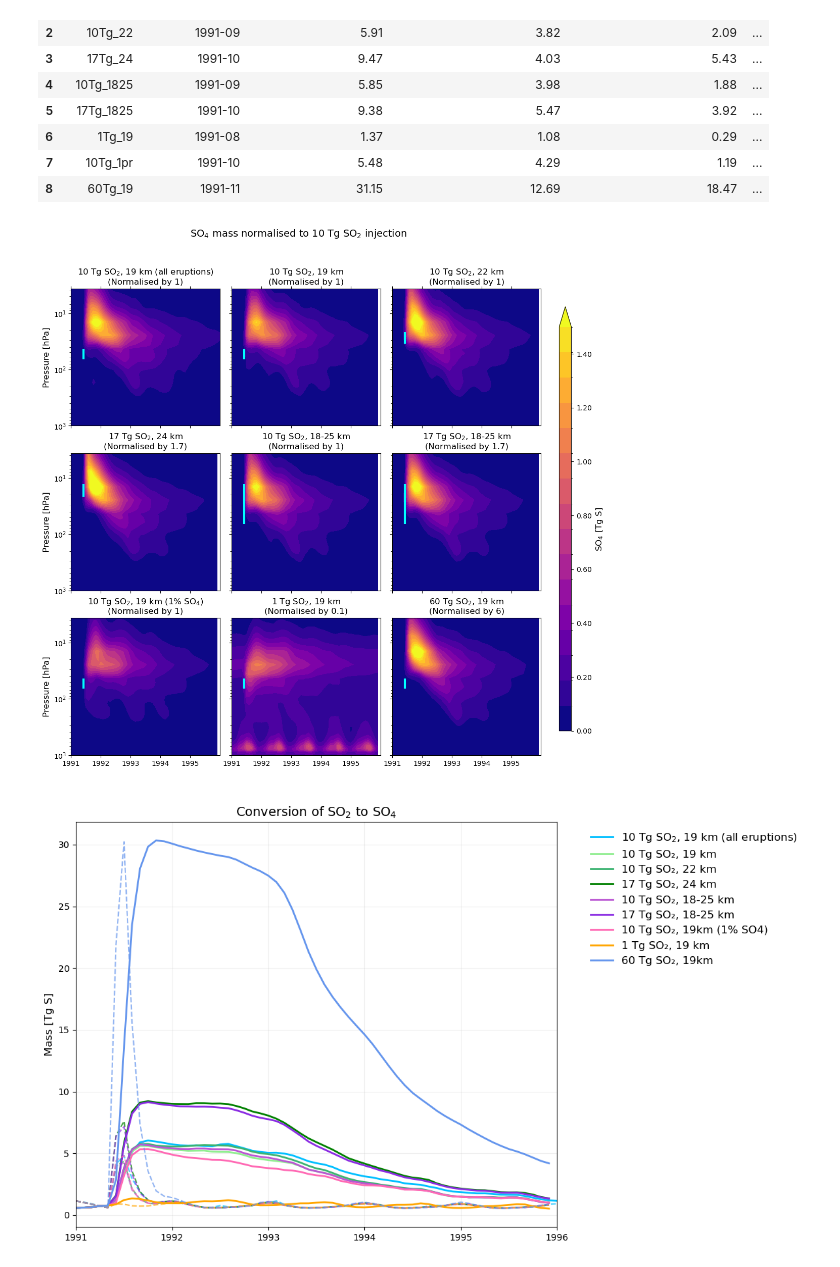
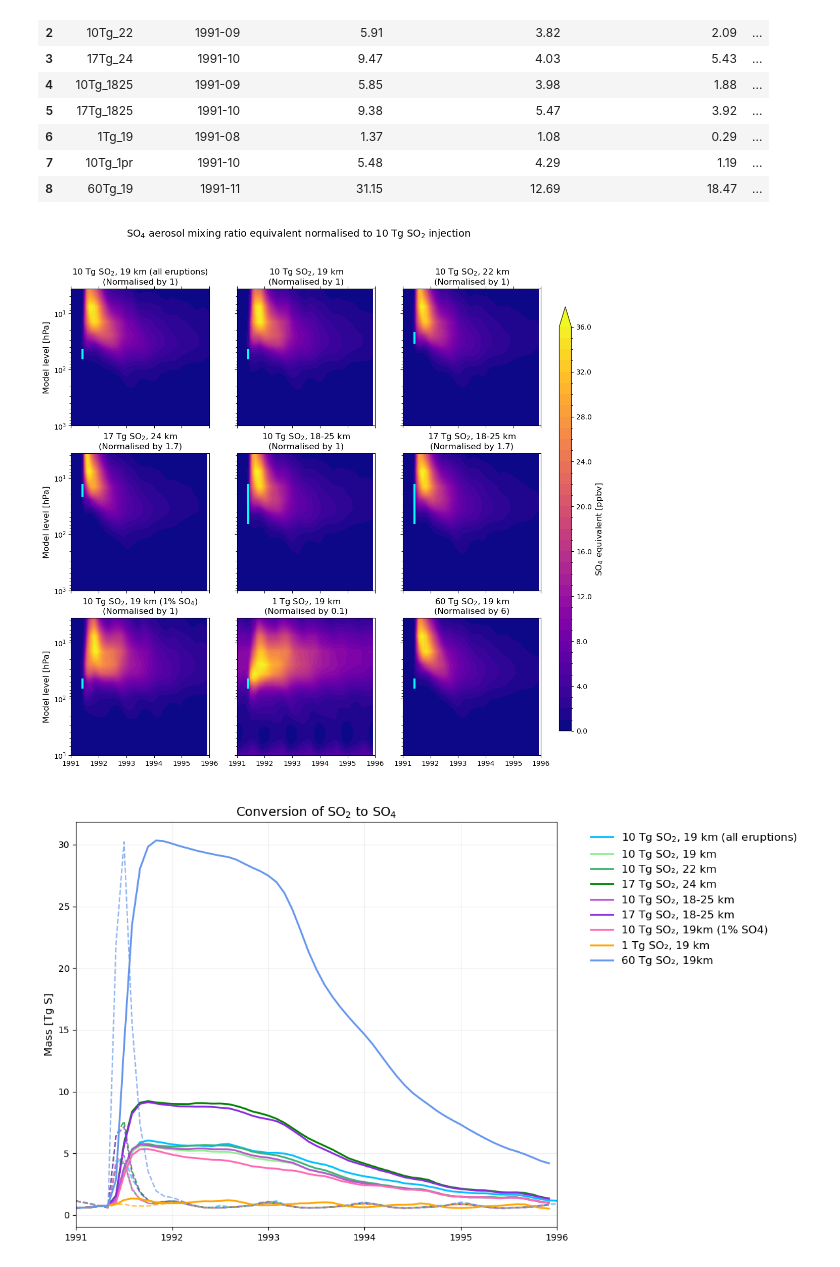
Before and after one commit to EliHHogemo/master_thesis, a Jupyter notebook: sulfur_pinatubo.ipynb, the cells around one changed output. Saved outputs shown, nothing was run; the diff lists cells and outputs as text; code cells hidden in the pictures.

Commit message:
altitude plots of SO2 and SO4 in ppbv instead of Tg S

```diff
--- a/sulfur_pinatubo.ipynb
+++ b/sulfur_pinatubo.ipynb
@@ -1381,58 +1348,56 @@ for i, ax in enumerate(axs.flat):
             ax=ax,
             title=titles[i],
             scaling_factor=actual_tg[i],
-            vmax=1.5,                      # adjust if needed
+            #vmax=1.5,
             add_colorbar=False,
             injection_range_km=injection_ranges[i]
         )
         ims.append(im)
 
     if ax.get_subplotspec().is_first_col():
-        ax.set_ylabel("Pressure [hPa]", fontsize=12)
+        ax.set_ylabel("Model level [hPa]", fontsize=12)
 
 # x-ticks as year values
-xticks = np.arange(1991, 1996, 1)
+xticks = np.arange(1991, 1997, 1)
 
 for ax in axs.flat:
     ax.set_xticks(xticks)
     ax.set_xlim(1991, 1996)
 
-# top row: ticks and labels on top
+# top row: ticks, no labels
 for ax in axs[0, :]:
     ax.tick_params(
         axis="x",
         which="both",
         top=True,
         labeltop=False,
         bottom=True,
         labelbottom=False
     )
 
-# bottom row: ticks and labels at bottom
+# bottom row: ticks and labels
 for ax in axs[2, :]:
     ax.tick_params(
         axis="x",
         which="both",
         top=False,
         labeltop=False,
         bottom=True,
         labelbottom=True
     )
 
-# cleaner colorbar
 cbar_ax = fig.add_axes([0.93, 0.15, 0.02, 0.7])
-cbar_ticks = np.arange(0, 1.5, 0.2)
+#cbar_ticks = np.arange(0, 1.51, 0.2)
 
-cbar = fig.colorbar(ims[0], cax=cbar_ax, ticks=cbar_ticks)
-cbar.ax.yaxis.set_major_formatter(FormatStrFormatter("%.2f"))
-cbar.set_label("SO$_4$ [Tg S]", fontsize=12)
-
-fig.suptitle("SO$_4$ mass normalised to 10 Tg SO$_2$ injection", fontsize=14)
-fig.subplots_adjust(right=0.90, hspace=0.20, wspace=0.08)
+cbar = fig.colorbar(ims[0], cax=cbar_ax) #, ticks=cbar_ticks)
+cbar.ax.yaxis.set_major_formatter(FormatStrFormatter("%.1f"))
+fig.suptitle("SO$_4$ aerosol mixing ratio equivalent normalised to 10 Tg SO$_2$ injection", fontsize=14)
+cbar.set_label("SO$_4$ equivalent [ppbv]", fontsize=12)
+#fig.subplots_adjust(right=0.90, hspace=0.20, wspace=0.08)
 
 plt.show()
 # %% [output]
-[figure, old version]
+[figure, new version]
 # %%
 def get_combined_s_timeseries(ds_so2, ds_mmr):
     lev_pa = ds_so2['lev'].values * 100
```
Also changed, not shown: parts of 6 cells of this notebook.
